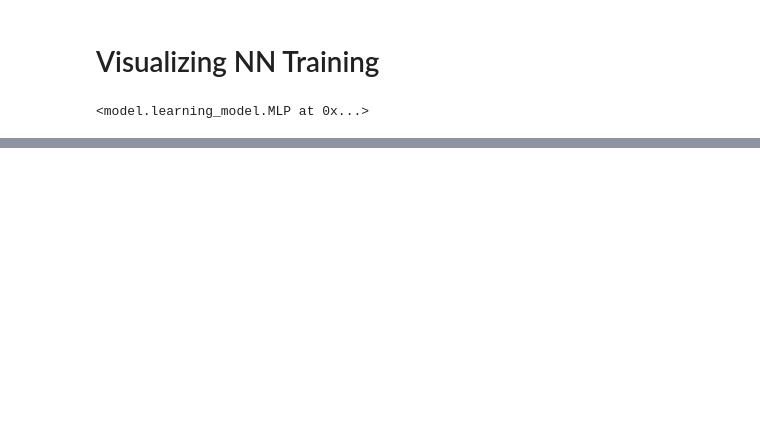
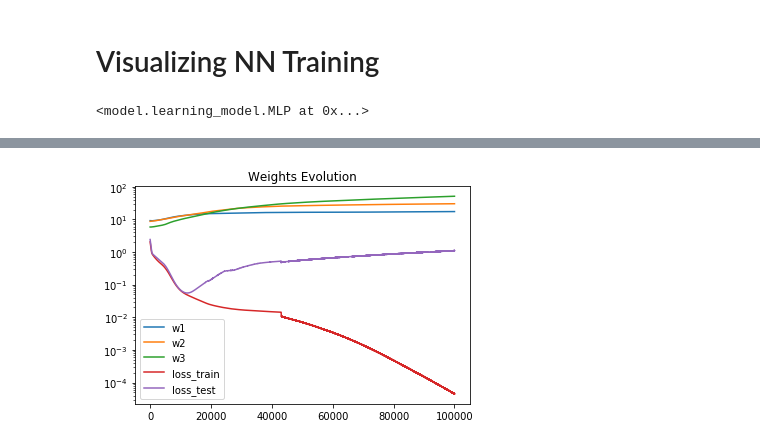
Before and after one commit to geelon/nn_viz, a Jupyter notebook: visualize.ipynb, the cells around one changed output, grey strips where cells are left out. Cells and saved outputs as stored; diff of their text form; code cells hidden in the pictures; blank space fills up the shorter version.

Commit message:
original data test

```diff
--- a/visualize.ipynb
+++ b/visualize.ipynb
@@ -91,11 +95,13 @@ plt.show()
 # %%
 MIN = 0
-MAX = 10000
+MAX = 100000
 plt.plot(weights_curve[MIN:MAX])
 plt.plot(loss_curve[MIN:MAX])
 plt.plot(loss_curve_v[MIN:MAX])
 plt.yscale('log')
 plt.legend(['w1','w2','w3','loss_train','loss_test'])
 plt.title('Weights Evolution')
-plt.savefig('weights_evolution_zoom.png',dpi=600)
+plt.savefig('weights_evolution_zoom_original_data.png',dpi=600)
 plt.show()
+# %% [output]
+[figure, added]
```
Also changed, not shown: parts of 3 cells of this notebook, 5 other files.
